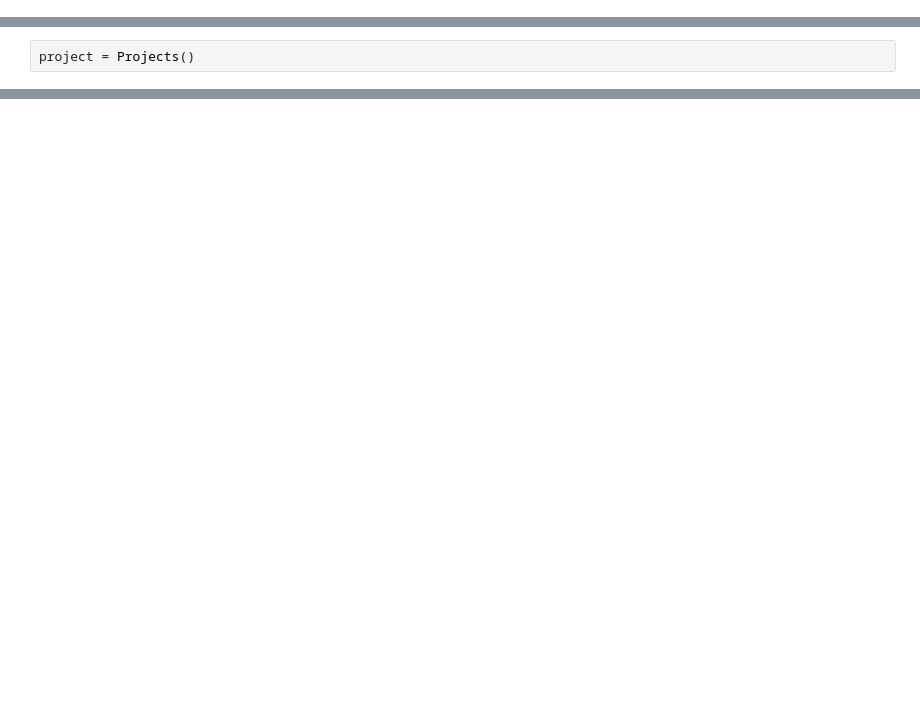
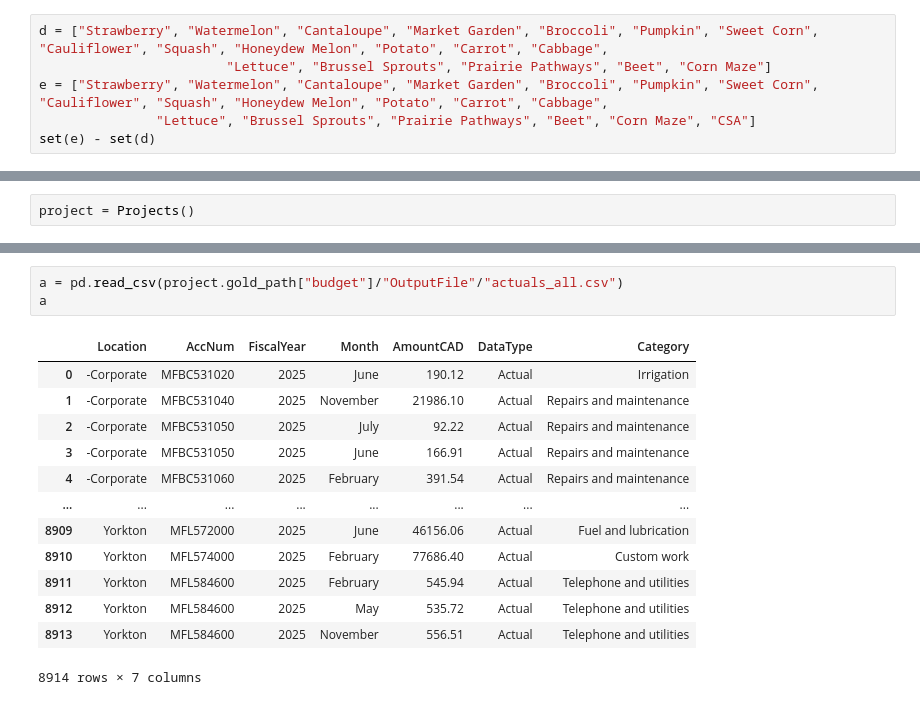
Before and after one commit to ZheRao/ETLCodeBase, a Jupyter notebook: notebooks/dev.ipynb, the cells around one changed output, grey strips where cells are left out. Saved outputs shown, nothing was run; the diff lists cells and outputs as text; blank space fills up the shorter version.

Commit message:
finished merging budget system into new code structure

```diff
--- a/notebooks/dev.ipynb
+++ b/notebooks/dev.ipynb
@@ -75,3 +75,9 @@ class Job:
             df[col] = pd.to_datetime(df[col], utc=True)
             if drop_time: df[col] = df[col].dt.date
         return df
+# %%
+d = ["Strawberry", "Watermelon", "Cantaloupe", "Market Garden", "Broccoli", "Pumpkin", "Sweet Corn", "Cauliflower", "Squash", "Honeydew Melon", "Potato", "Carrot", "Cabbage",
+                        "Lettuce", "Brussel Sprouts", "Prairie Pathways", "Beet", "Corn Maze"]
+e = ["Strawberry", "Watermelon", "Cantaloupe", "Market Garden", "Broccoli", "Pumpkin", "Sweet Corn", "Cauliflower", "Squash", "Honeydew Melon", "Potato", "Carrot", "Cabbage",
+               "Lettuce", "Brussel Sprouts", "Prairie Pathways", "Beet", "Corn Maze", "CSA"]
+set(e) - set(d)
@@ -782,0 +1125,17 @@ project = Projects()
+# %%
+a = pd.read_csv(project.gold_path["budget"]/"OutputFile"/"actuals_all.csv")
+a
+# %% [output]
+|  | Location | AccNum | FiscalYear | Month | AmountCAD | DataType | Category |
+| 0 | -Corporate | MFBC531020 | 2025 | June | 190.12 | Actual | Irrigation |
+| 1 | -Corporate | MFBC531040 | 2025 | November | 21986.10 | Actual | Repairs and maintenance |
+| 2 | -Corporate | MFBC531050 | 2025 | July | 92.22 | Actual | Repairs and maintenance |
+| 3 | -Corporate | MFBC531050 | 2025 | June | 166.91 | Actual | Repairs and maintenance |
+| 4 | -Corporate | MFBC531060 | 2025 | February | 391.54 | Actual | Repairs and maintenance |
+| ... | ... | ... | ... | ... | ... | ... | ... |
+| 8909 | Yorkton | MFL572000 | 2025 | June | 46156.06 | Actual | Fuel and lubrication |
+| 8910 | Yorkton | MFL574000 | 2025 | February | 77686.40 | Actual | Custom work |
+| 8911 | Yorkton | MFL584600 | 2025 | February | 545.94 | Actual | Telephone and utilities |
+| 8912 | Yorkton | MFL584600 | 2025 | May | 535.72 | Actual | Telephone and utilities |
+| 8913 | Yorkton | MFL584600 | 2025 | November | 556.51 | Actual | Telephone and utilities |
+8914 rows × 7 columns
```
Also changed, not shown: parts of 12 cells of this notebook, 3 other files.
